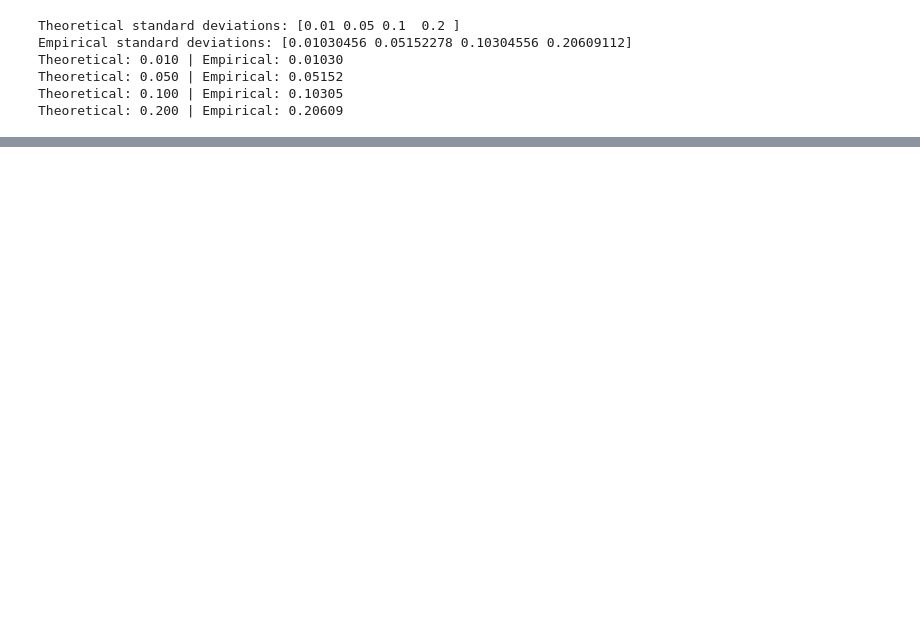
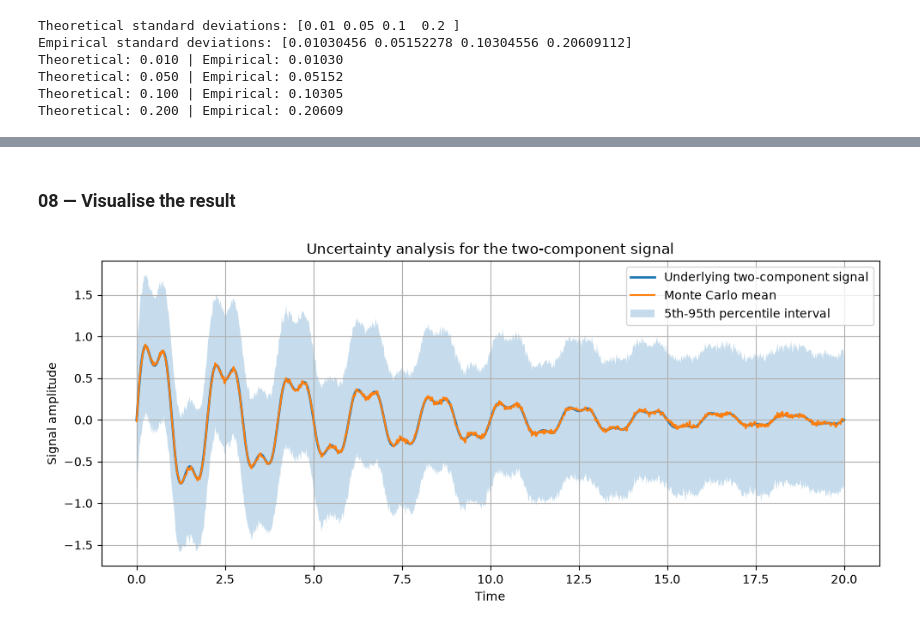
Before and after one commit to Silva-6/-engineering-ml-optimisation, a Jupyter notebook: notebooks/01_numpy_simulation_of_uncertain_signal.ipynb, the cells around one changed output, grey strips where cells are left out. Saved outputs shown, nothing was run; the diff lists cells and outputs as text; code cells hidden in the pictures; blank space fills up the shorter version.

```diff
--- a/notebooks/01_numpy_simulation_of_uncertain_signal.ipynb
+++ b/notebooks/01_numpy_simulation_of_uncertain_signal.ipynb
@@ -232,0 +451,21 @@ Theoretical: 0.200 | Empirical: 0.20609
+# %% [markdown]
+### 08 — Visualise the result
+# %%
+plt.figure()
+plt.plot(t, x_two_component, label="Underlying two-component signal", linewidth=2)
+plt.plot(t, mean_two_component, label="Monte Carlo mean", linewidth=1.5)
+plt.fill_between(
+    t,
+    lower_two_component,
+    upper_two_component,
+    alpha=0.25,
+    label="5th-95th percentile interval"
+)
+plt.xlabel("Time")
+plt.ylabel("Signal amplitude")
+plt.title("Uncertainty analysis for the two-component signal")
+plt.legend()
+plt.tight_layout()
+plt.show()
+# %% [output]
+[figure, added]
```
Also changed, not shown: parts of 42 cells of this notebook.
